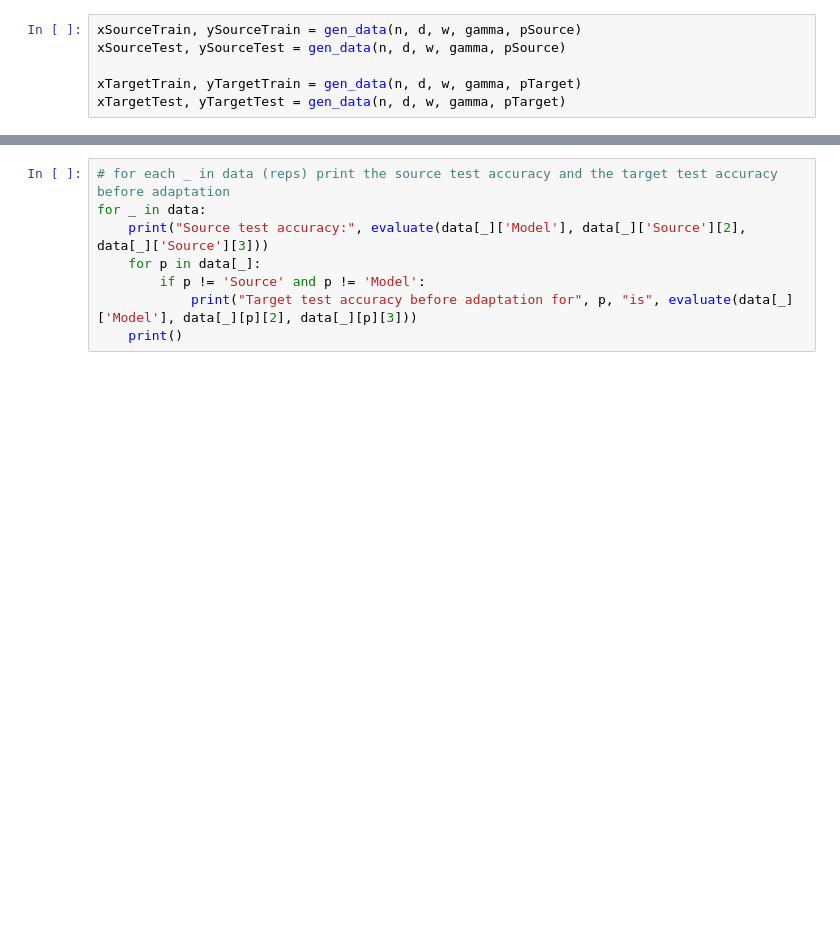
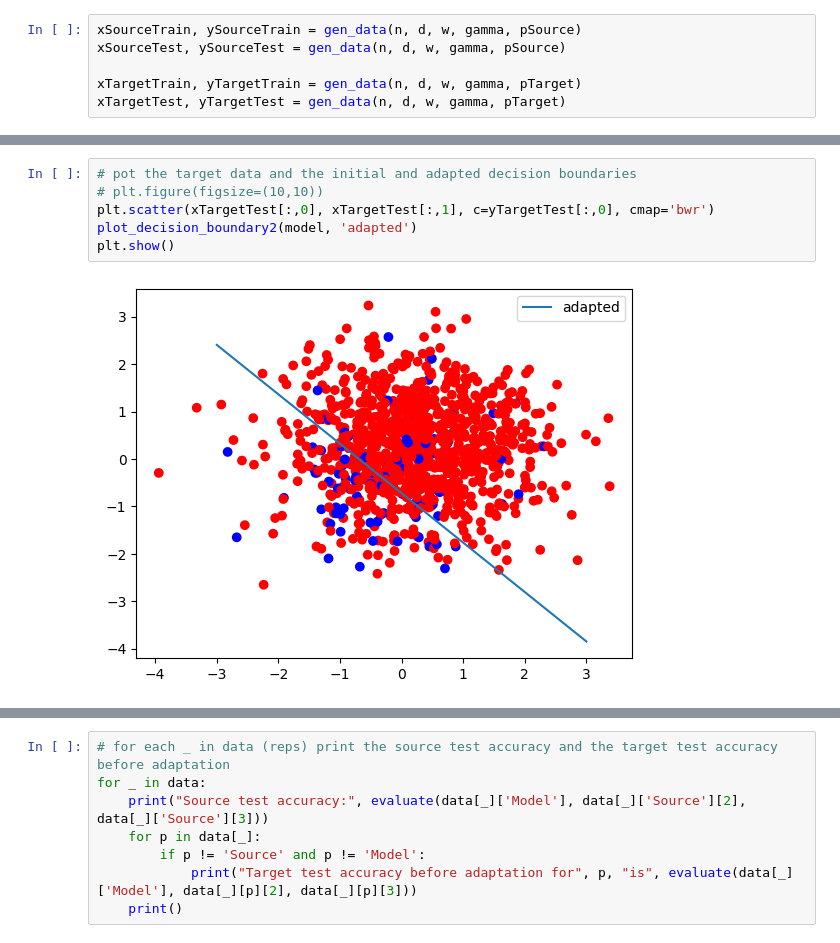
Before and after one commit to sky1712/Label-shift, a Jupyter notebook: LS2.ipynb, the cells around one changed output, grey strips where cells are left out. Cells and saved outputs as stored; diff of their text form; blank space fills up the shorter version.

```diff
--- a/LS2.ipynb
+++ b/LS2.ipynb
@@ -98,0 +115,8 @@ plt.show()
+# %%
+# pot the target data and the initial and adapted decision boundaries
+# plt.figure(figsize=(10,10))
+plt.scatter(xTargetTest[:,0], xTargetTest[:,1], c=yTargetTest[:,0], cmap='bwr')
+plot_decision_boundary2(model, 'adapted')
+plt.show()
+# %% [output]
+[figure, added]
```
Also changed, not shown: parts of 26 cells of this notebook, 3 other files.
